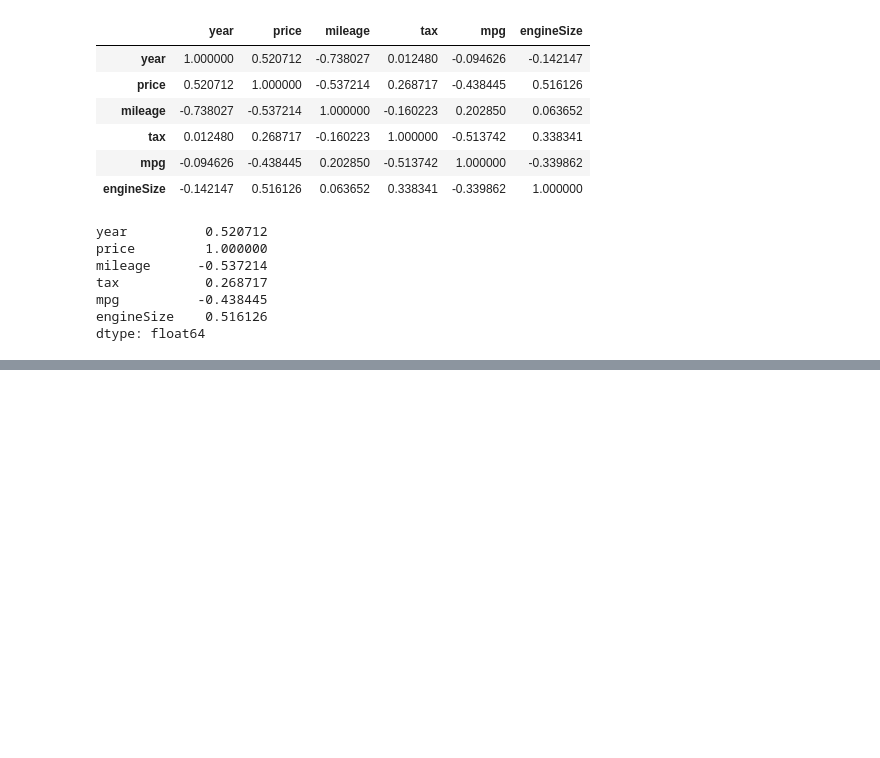
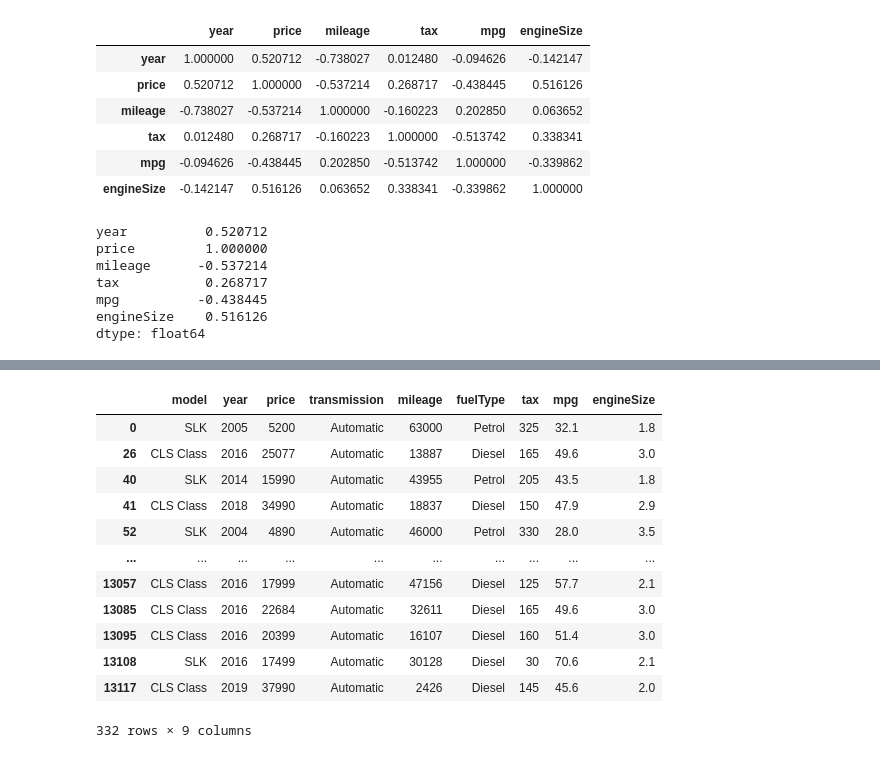
Before and after one commit to Ahmadjon0125/Mohirdev_lessons, a Jupyter notebook: Data analysis. Pandas kutubxonasi/8.Statistika.ipynb, the cells around one changed output, grey strips where cells are left out. Cells and saved outputs as stored; diff of their text form; code cells hidden in the pictures; blank space fills up the shorter version.

```diff
--- a/Data analysis. Pandas kutubxonasi/8.Statistika.ipynb
+++ b/Data analysis. Pandas kutubxonasi/8.Statistika.ipynb
@@ -298,0 +302,3 @@ dtype: float64
+# %%
+df = pd.read_csv('https://raw.githubusercontent.com/anvarnarz/praktikum_datasets/main/merc.csv')
+df.head()
@@ -298,0 +389,4 @@ dtype: float64
+# %%
+models = [' SLK', ' CLS Class']
+filtr = df['model'].isin(models)
+filtr
@@ -298,0 +406,17 @@ dtype: float64
+# %%
+df2 = df[filtr]
+df2
+# %% [output]
+|  | model | year | price | transmission | mileage | fuelType | tax | mpg | engineSize |
+| 0 | SLK | 2005 | 5200 | Automatic | 63000 | Petrol | 325 | 32.1 | 1.8 |
+| 26 | CLS Class | 2016 | 25077 | Automatic | 13887 | Diesel | 165 | 49.6 | 3.0 |
+| 40 | SLK | 2014 | 15990 | Automatic | 43955 | Petrol | 205 | 43.5 | 1.8 |
+| 41 | CLS Class | 2018 | 34990 | Automatic | 18837 | Diesel | 150 | 47.9 | 2.9 |
+| 52 | SLK | 2004 | 4890 | Automatic | 46000 | Petrol | 330 | 28.0 | 3.5 |
+| ... | ... | ... | ... | ... | ... | ... | ... | ... | ... |
+| 13057 | CLS Class | 2016 | 17999 | Automatic | 47156 | Diesel | 125 | 57.7 | 2.1 |
+| 13085 | CLS Class | 2016 | 22684 | Automatic | 32611 | Diesel | 165 | 49.6 | 3.0 |
+| 13095 | CLS Class | 2016 | 20399 | Automatic | 16107 | Diesel | 160 | 51.4 | 3.0 |
+| 13108 | SLK | 2016 | 17499 | Automatic | 30128 | Diesel | 30 | 70.6 | 2.1 |
+| 13117 | CLS Class | 2019 | 37990 | Automatic | 2426 | Diesel | 145 | 45.6 | 2.0 |
+332 rows × 9 columns
```
Also changed, not shown: parts of 15 cells of this notebook.
